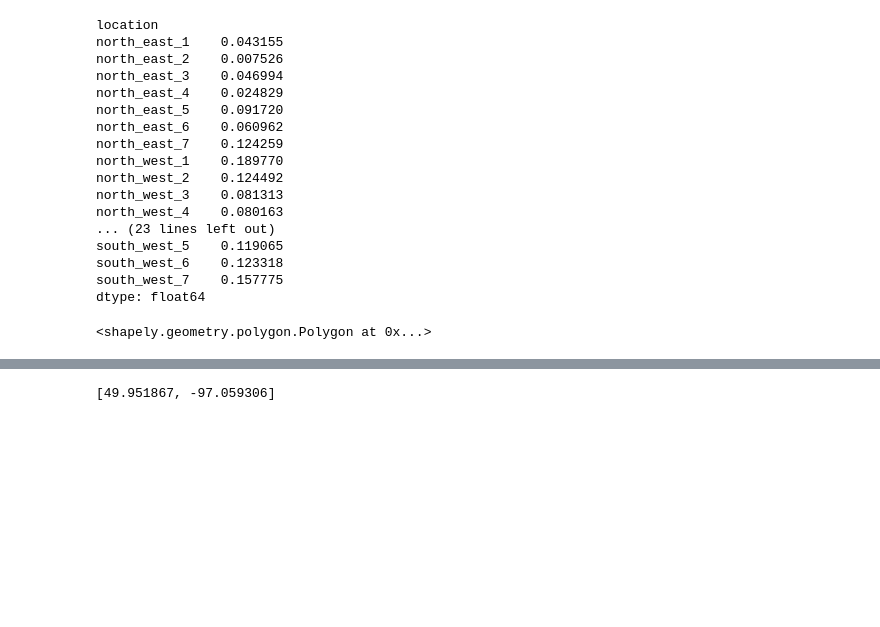
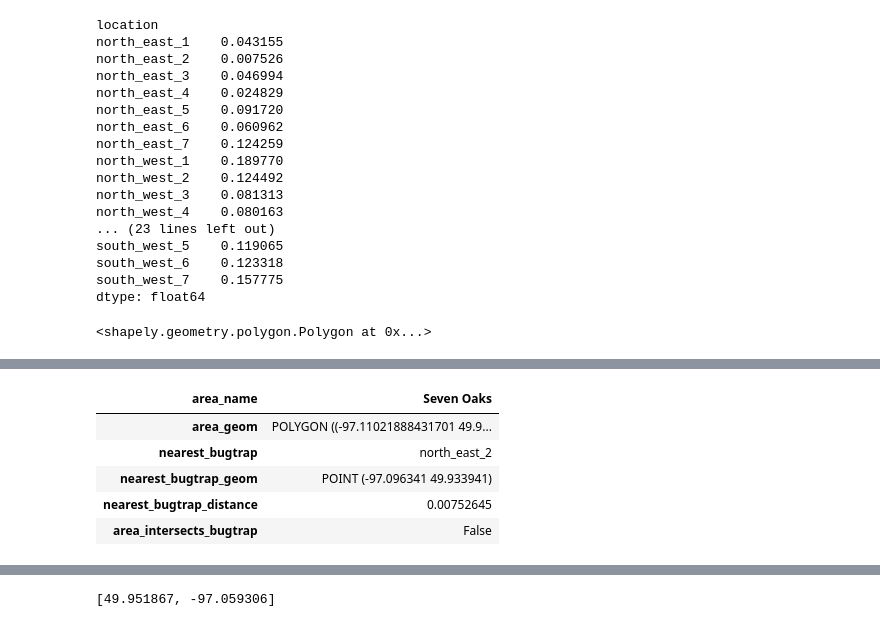
Before and after one commit to ruxi/opendata_hackathon_2018, a Jupyter notebook: Datasets_v3_newcoords.ipynb, the cells around one changed output, grey strips where cells are left out. Saved outputs shown, nothing was run; the diff lists cells and outputs as text; code cells hidden in the pictures; blank space fills up the shorter version.

```diff
--- a/Datasets_v3_newcoords.ipynb
+++ b/Datasets_v3_newcoords.ipynb
@@ -369,0 +369,24 @@ No matching distribution found for fol
+# %%
+import numpy as np
+import pandas as pd
+winnipeg_areas = pd.DataFrame(neighbourhoods.set_index('name')['newgeom'])
+winnipeg_areas.index.name = 'area_name'
+winnipeg_areas = winnipeg_areas.rename(columns = {'newgeom':'area_geom'})
+df = distance_matrix_between_neighbourhood_and_bugtraps
+winnipeg_areas['nearest_bugtrap'] = df.apply(pd.Series.argmin)
+winnipeg_areas['nearest_bugtrap_geom'] \
+= winnipeg_areas['nearest_bugtrap'].map(bugloc)
+winnipeg_areas['nearest_bugtrap_distance'] = df.apply(np.min)
+winnipeg_areas['area_intersects_bugtrap'] =\
+[
+    datum['nearest_bugtrap_geom'].intersects(datum['area_geom'])
+    for area_name, datum in winnipeg_areas.iterrows()
+]
+winnipeg_areas.head(1).T
+# %% [output]
+| area_name | Seven Oaks |
+| area_geom | POLYGON ((-97.11021888431701 49.9... |
+| nearest_bugtrap | north_east_2 |
+| nearest_bugtrap_geom | POINT (-97.096341 49.933941) |
+| nearest_bugtrap_distance | 0.00752645 |
+| area_intersects_bugtrap | False |
```
Also changed, not shown: parts of 10 cells of this notebook.
